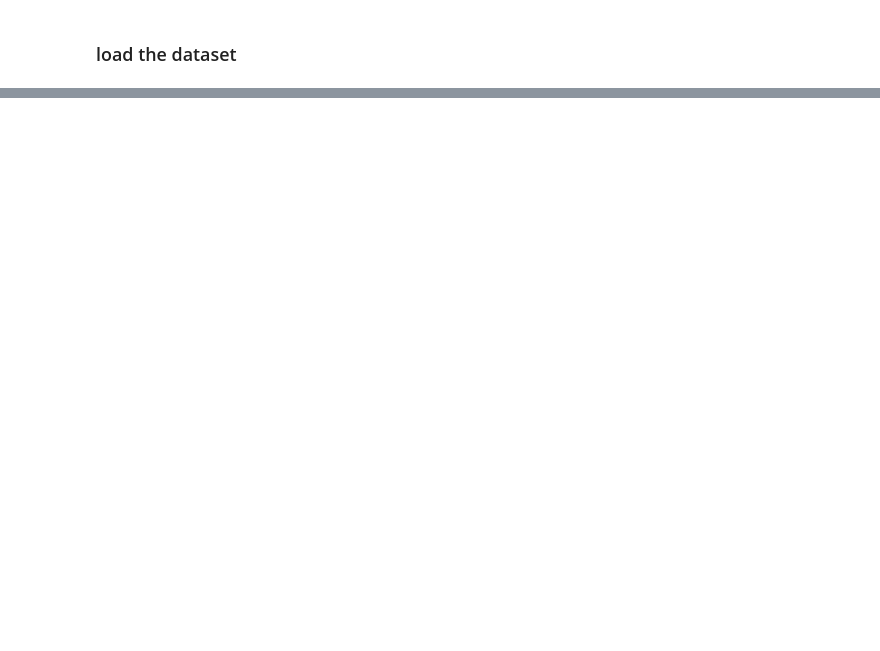
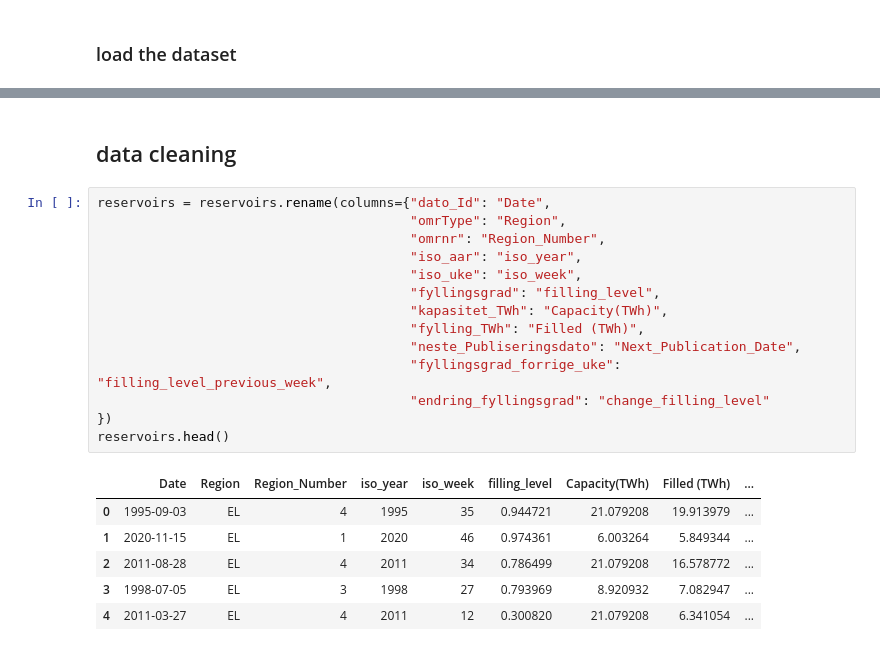
Before and after one commit to olegro99/IND320-OLEGRO99, a Jupyter notebook: D2Dbook/app.ipynb, the cells around one changed output, grey strips where cells are left out. Drawn from its saved outputs; the diff is of its cells as text; blank space fills up the shorter version.

```diff
--- a/D2Dbook/app.ipynb
+++ b/D2Dbook/app.ipynb
@@ -24,0 +29,23 @@ def load_reservoir() -> pd.DataFrame:
+# %% [markdown]
+## data cleaning
+# %%
+reservoirs = reservoirs.rename(columns={"dato_Id": "Date",
+                                        "omrType": "Region",
+                                        "omrnr": "Region_Number",
+                                        "iso_aar": "iso_year",
+                                        "iso_uke": "iso_week",
+                                        "fyllingsgrad": "filling_level",
+                                        "kapasitet_TWh": "Capacity(TWh)",
+                                        "fylling_TWh": "Filled (TWh)",
+                                        "neste_Publiseringsdato": "Next_Publication_Date",
+                                        "fyllingsgrad_forrige_uke": "filling_level_previous_week",
+                                        "endring_fyllingsgrad": "change_filling_level"
+})
+reservoirs.head()
+# %% [output]
+|  | Date | Region | Region_Number | iso_year | iso_week | filling_level | Capacity(TWh) | Filled (TWh) | ... |
+| 0 | 1995-09-03 | EL | 4 | 1995 | 35 | 0.944721 | 21.079208 | 19.913979 | ... |
+| 1 | 2020-11-15 | EL | 1 | 2020 | 46 | 0.974361 | 6.003264 | 5.849344 | ... |
+| 2 | 2011-08-28 | EL | 4 | 2011 | 34 | 0.786499 | 21.079208 | 16.578772 | ... |
+| 3 | 1998-07-05 | EL | 3 | 1998 | 27 | 0.793969 | 8.920932 | 7.082947 | ... |
+| 4 | 2011-03-27 | EL | 4 | 2011 | 12 | 0.300820 | 21.079208 | 6.341054 | ... |
```
Also changed, not shown: parts of 7 cells of this notebook.
